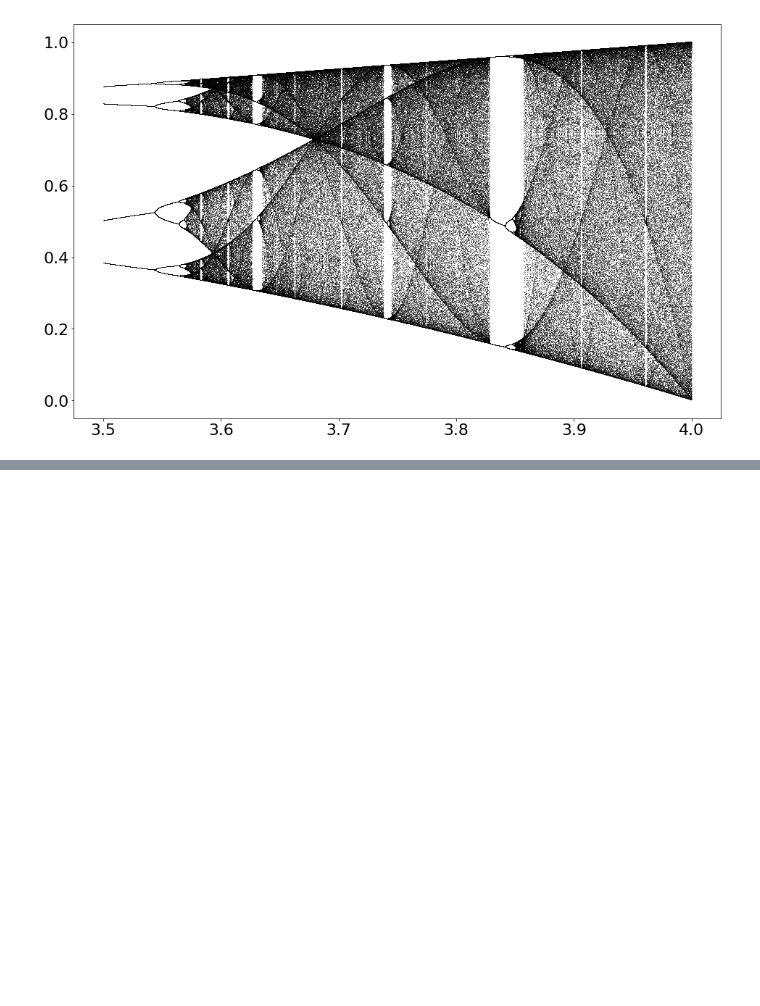
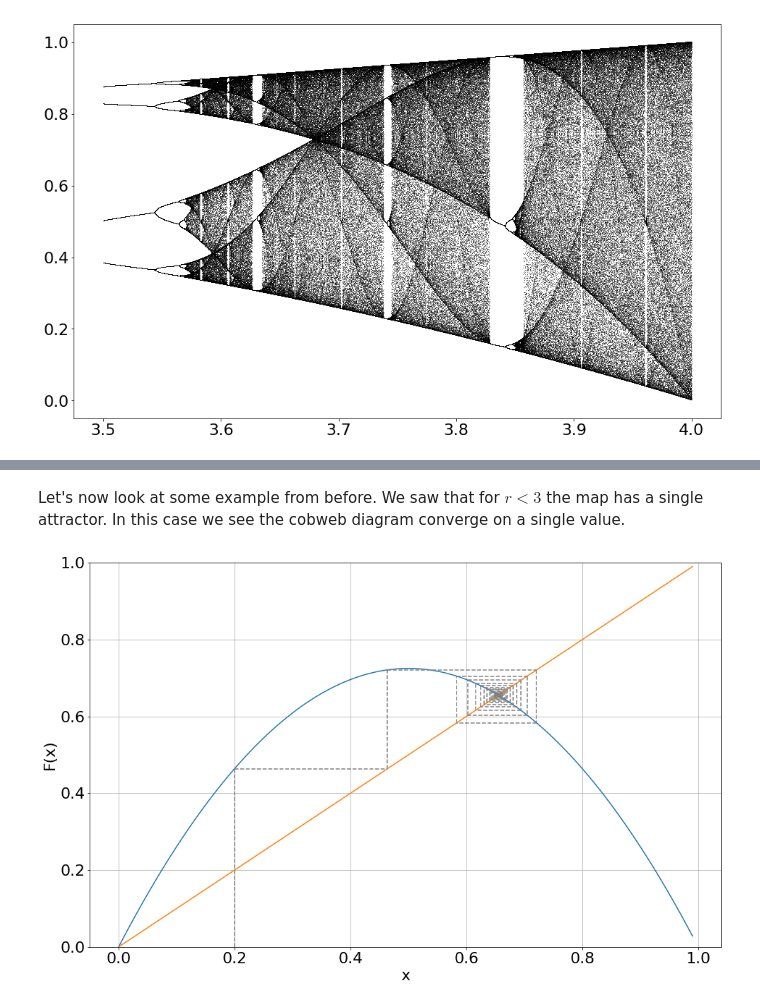
Before and after one commit to nielsw2/ACM20030-Examples, a Jupyter notebook: InterestingExamples/LogisticsMap.ipynb, the cells around one changed output, grey strips where cells are left out. Cells and saved outputs as stored; diff of their text form; code cells hidden in the pictures; blank space fills up the shorter version.

Commit message:
Add cobweb diagrams to the logistics map example

```diff
--- a/InterestingExamples/LogisticsMap.ipynb
+++ b/InterestingExamples/LogisticsMap.ipynb
@@ -79,0 +84,32 @@ for i in range(iterations):
+# %%
+def PlotCobWeb(F, r, x0, nmax, xmin, xmax, ymin, ymax):
+    x = np.arange(xmin, xmax, 0.01)
+    y = np.vectorize(F)(r, x)
+    plt.ylim(ymin, ymax)
+    plt.plot(x,y);
+    plt.grid(True)
+    plt.ylabel('F(x)')
+    plt.xlabel('x')
+    plt.plot(x,x)
+
+    plt.vlines(x=x0, ymin=ymin, ymax=F(r, x0), colors='grey', linestyles = 'dashed')
+    n = 1
+    while n <= nmax:
+        F0 = F(r, x0)
+        x = np.linspace(x0, F0, 100)
+        y = np.full(x.size, F0)
+        if(n < 200):
+            plt.plot(x,y, '--', color='grey')
+            plt.vlines(x=F0, ymin=F0, ymax=F(r, F0), colors='grey', linestyles = 'dashed')
+        else:
+            plt.plot(x,y, '--r')
+            plt.vlines(x=F0, ymin=F0, ymax=F(r, F0), colors='red', linestyles = 'dashed')
+
+        x0 = F0
+        n += 1
+# %% [markdown]
+Let's now look at some example from before. We saw that for $r <3$ the map has a single attractor. In this case we see the cobweb diagram converge on a single value.
+# %%
+PlotCobWeb(LogisticMap, 2.9, 0.2, 300, 0,1,0,1)
+# %% [output]
+[figure, added]
```
Also changed, not shown: parts of 7 cells of this notebook.
